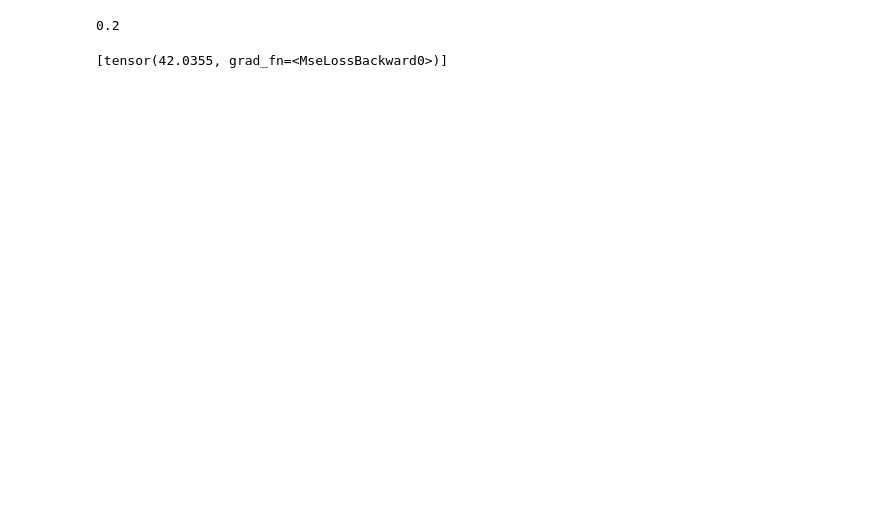
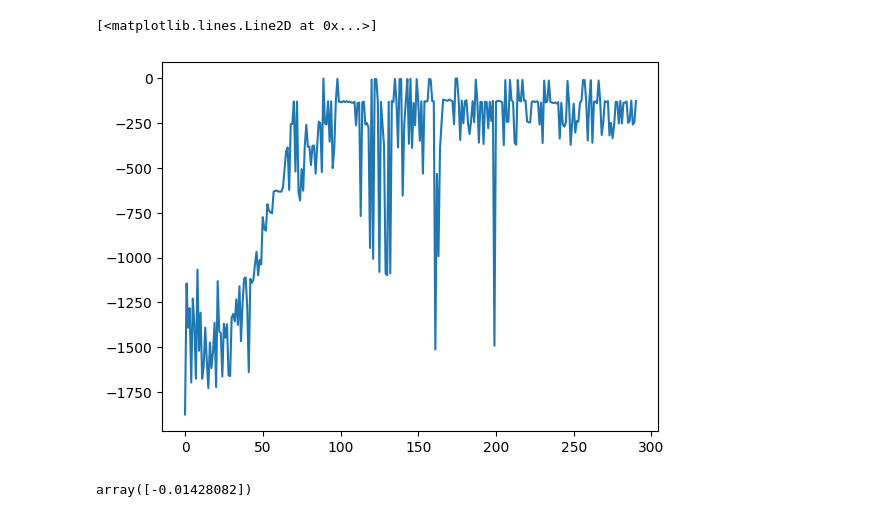
Before and after one commit to Jaewoopudding/rl_implementation, a Jupyter notebook: DDPG.ipynb, the cells around one changed output. Drawn from its saved outputs; the diff is of its cells as text; code cells hidden in the pictures; blank space fills up the shorter version.

```diff
--- a/DDPG.ipynb
+++ b/DDPG.ipynb
@@ -12,10 +13,10 @@ BATCH_SIZE = 256
 LR = 0.001
 TAU = 0.001
 GAMMA = 0.99
-EPOCHS = 100
+EPOCHS = 2000
 device = torch.device('cuda:0' if torch.cuda.is_available() else 'cpu')
 
-env = gym.make('Pendulum-v1', g=9.81)
+env = gym.make('Pendulum-v1')
 # %%
 class DDPGCritic(nn.Module):
     def __init__(self, num_state, num_action, n_hidden_action=16, n_hidden_state=32, n_hidden=256):
@@ -50,7 +51,7 @@ class DDPGActor(nn.Module):
     def forward(self, state):
         out = self.relu(self.linear1(state))
         out = self.relu(self.linear2(out))
-        out = self.tanh(self.linear3(out))
+        out = self.linear3(out)
         if self.bound:
             out = torch.clip(out, min=self.bound[0], max=self.bound[1])
         return out
@@ -189,4 +201,4 @@ class DDPGAgent(torch.nn.Module):
 # %%
 agent = DDPGAgent(env=env, batch_size=BATCH_SIZE, gamma=GAMMA, tau=TAU, device=device, memory_size=10000)
-agent.train(EPOCHS)
+reward_history = agent.train(EPOCHS, use_noise=True)
 # %% [output]
@@ -196,9 +205,0 @@ RuntimeError: Trying to backward through the graph a second time (or directly ac
-# %%
-import numpy as np
-np.clip([0.2], 0, 3)[0]
-# %% [output]
-0.2
-# %%
-agent.critic_loss_history
-# %% [output]
-[tensor(42.0355, grad_fn=<MseLossBackward0>)]
@@ -204,0 +208,9 @@ agent.critic_loss_history
+# %%
+plt.plot(agent.avg_reward_history)
+# %% [output]
+[<matplotlib.lines.Line2D at 0x...>]
+[figure, added]
+# %%
+noise()
+# %% [output]
+array([-0.01428082])
```
Also changed, not shown: parts of 4 cells of this notebook, 1 other file.
